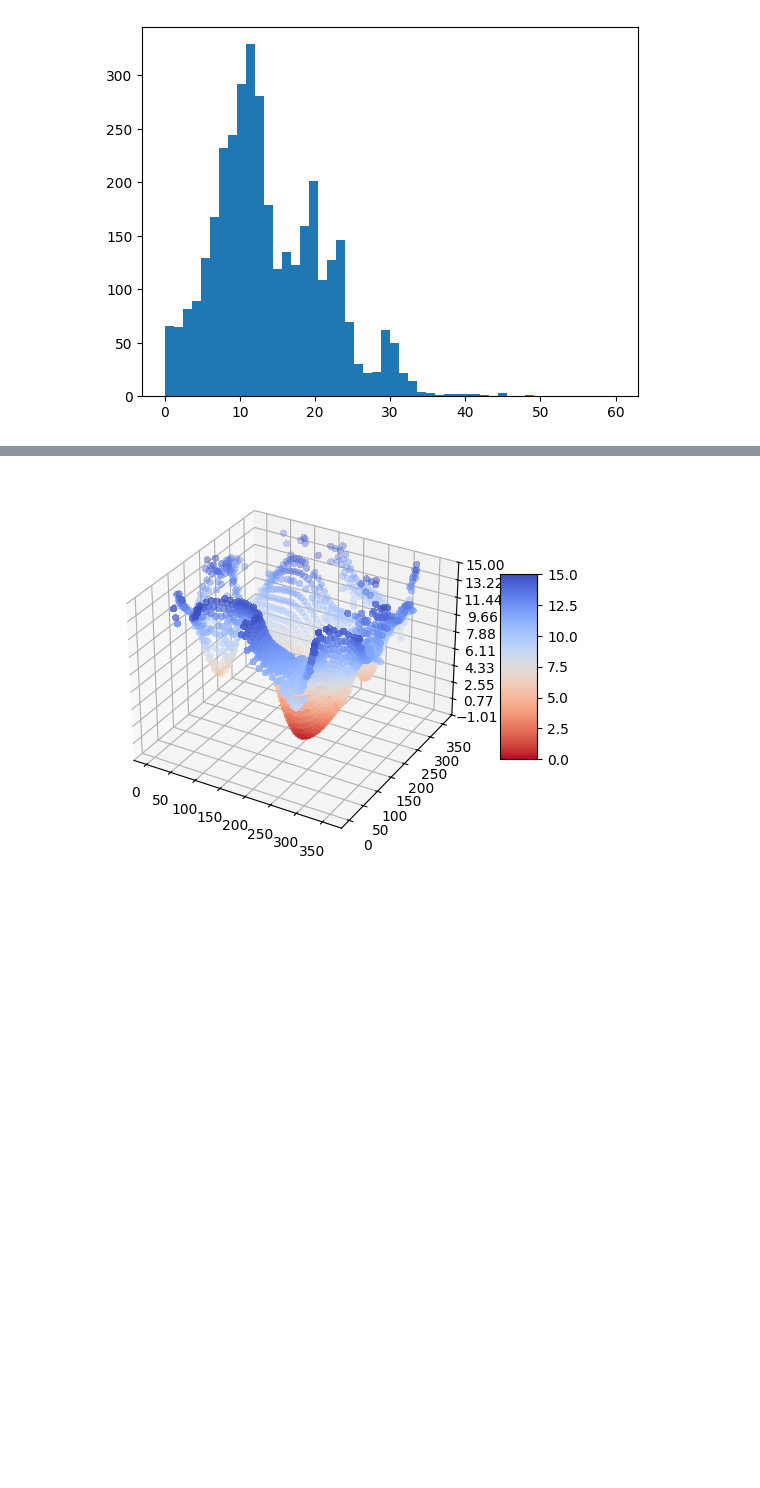
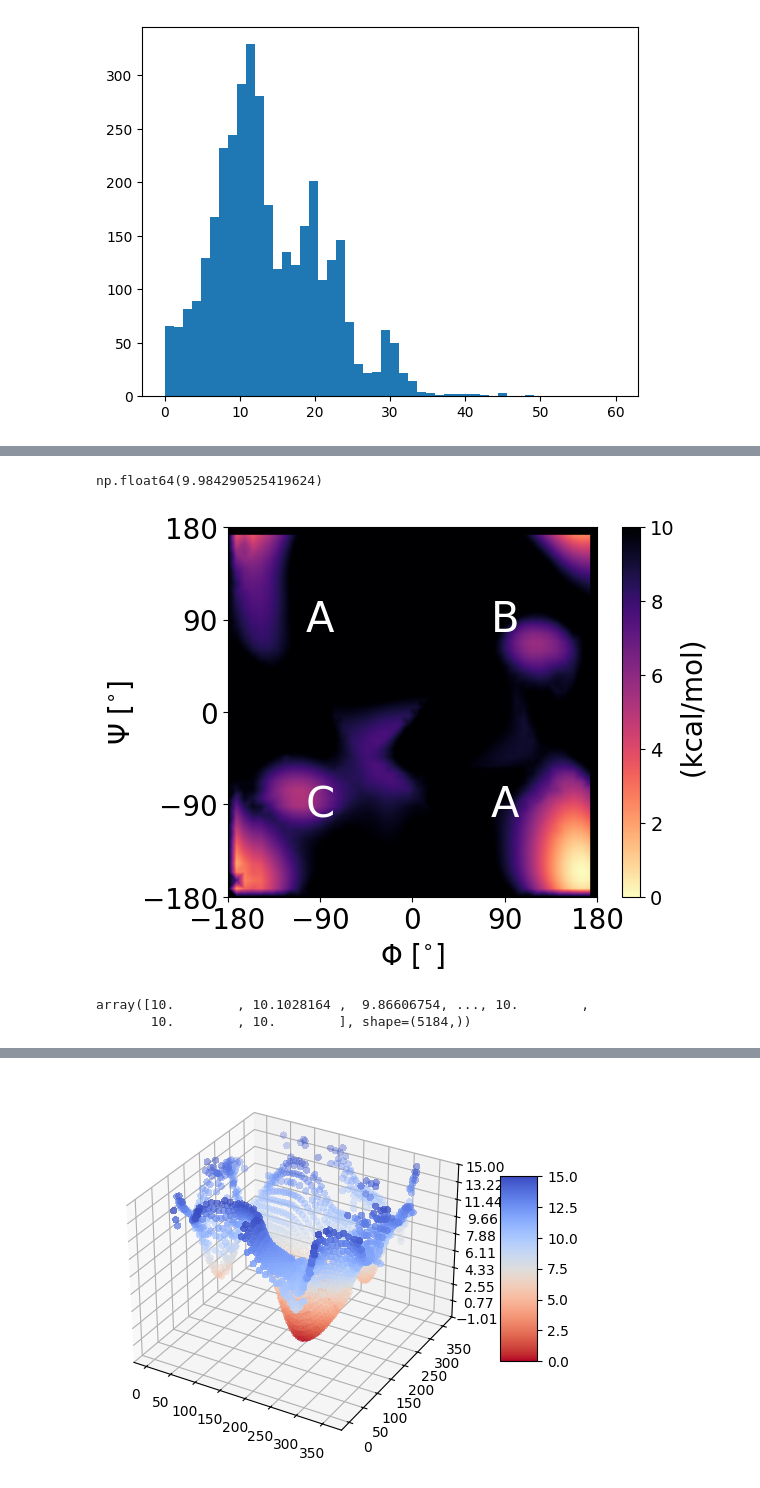
Before and after one commit to xXNoahS02Xx/dftmp2bench, a Jupyter notebook: notebooks/Dih_analysis_orca_dih_frz.ipynb, the cells around one changed output, grey strips where cells are left out. Saved outputs shown, nothing was run; the diff lists cells and outputs as text; code cells hidden in the pictures; blank space fills up the shorter version.

```diff
--- a/notebooks/Dih_analysis_orca_dih_frz.ipynb
+++ b/notebooks/Dih_analysis_orca_dih_frz.ipynb
@@ -129,0 +189,6 @@ plt.colorbar(s)
+# %%
+x = df["phi"]
+y = df["psi"]
+z = df["e_plot"]
+
+x, y, z = x.to_numpy().copy(), y.to_numpy().copy(), z.to_numpy().copy()
@@ -129,0 +210,73 @@ plt.colorbar(s)
+# %%
+values.max()
+# %% [output]
+np.float64(9.984290525419624)
+# %%
+import polars as pl
+VMAX = 10
+SPACING = 8
+SPACING2 = 0.4
+
+def shift_angle(x):
+    return x #(x % 360) - 180
+
+df = pl.DataFrame({"e_plot": z, "psi": shift_angle(x), "phi": shift_angle(y)})
+df = df.filter(pl.col("e_plot") < VMAX)
+# df = df.with_columns((pl.col("energies_min_shift").map_elements(lambda x: x if x < VMAX else VMAX*1.5)).alias("e_plot"))
+
+points = df[["phi", "psi"]].to_numpy()
+values = df[["e_plot"]].to_numpy()
+
+# points = shift_angle(points - 90)
+
+from scipy.interpolate import griddata
+
+grid_x, grid_y = np.mgrid[-180:180:SPACING, -180:180:SPACING]
+
+# grid_x, grid_y = np.mgrid[-360:0:1, -360:0:1]
+
+grid_z0 = griddata(points, values, (grid_x, grid_y), method='cubic', rescale=True, fill_value=VMAX)
+
+new_points = np.array([[a, b] for a, b in zip(grid_x.flatten(), grid_y.flatten())])
+new_values = grid_z0.flatten()
+
+grid_x, grid_y = np.mgrid[-180:180:SPACING2, -180:180:SPACING2]
+
+# grid_z1 = griddata(points, values, (grid_x, grid_y), method='linear', rescale=True, fill_value=VMAX)
+grid_z1 = griddata(new_points, new_values, (grid_x, grid_y), method='linear', rescale=True, fill_value=VMAX)
+
+grid_z2 = griddata(points, values, (grid_x, grid_y), method='cubic', rescale=True, fill_value=VMAX)
+
+ax = plt.gca()
+
+s = ax.imshow(grid_z1,  cmap='magma_r',
+           origin='lower',
+           # interpolation=None,
+              # interpolation="spline36",
+           extent=(-180, 180, -180, 180),
+           vmin=0, vmax=VMAX
+          )
+XX = 90
+YY = 90
+plt.text(XX, -YY, "A", fontsize=30, color="white", va="center", ha="center")
+plt.text(-XX, -YY, "C", fontsize=30, color="white", va="center", ha="center")
+plt.text(-XX, YY, "A", fontsize=30, color="white", va="center", ha="center")
+plt.text(XX, YY, "B", fontsize=30, color="white", va="center", ha="center")
+
+
+plt.xlabel("$\Phi$ [$^{\circ}$]", fontsize=20)
+plt.ylabel("$\Psi$ [$^{\circ}$]", fontsize=20)
+
+plt.xticks(np.arange(-180, 181, 90), fontsize=20)
+plt.yticks(np.arange(-180, 181, 90), fontsize=20)
+cbar = plt.colorbar(s)
+cbar.set_label(" (kcal/mol)", fontsize=20)
+cbar.set_ticklabels(np.arange(0, 11, 2), fontsize=14)
+plt.savefig("RamplotColoredByNRGCleaned.png", bbox_inches = "tight")
+# %% [output]
+[figure, added]
+# %%
+grid_z1.flatten()
+# %% [output]
+array([10.        , 10.1028164 ,  9.86606754, ..., 10.        ,
+       10.        , 10.        ], shape=(5184,))
```
Also changed, not shown: parts of 16 cells of this notebook, 7 other files.
